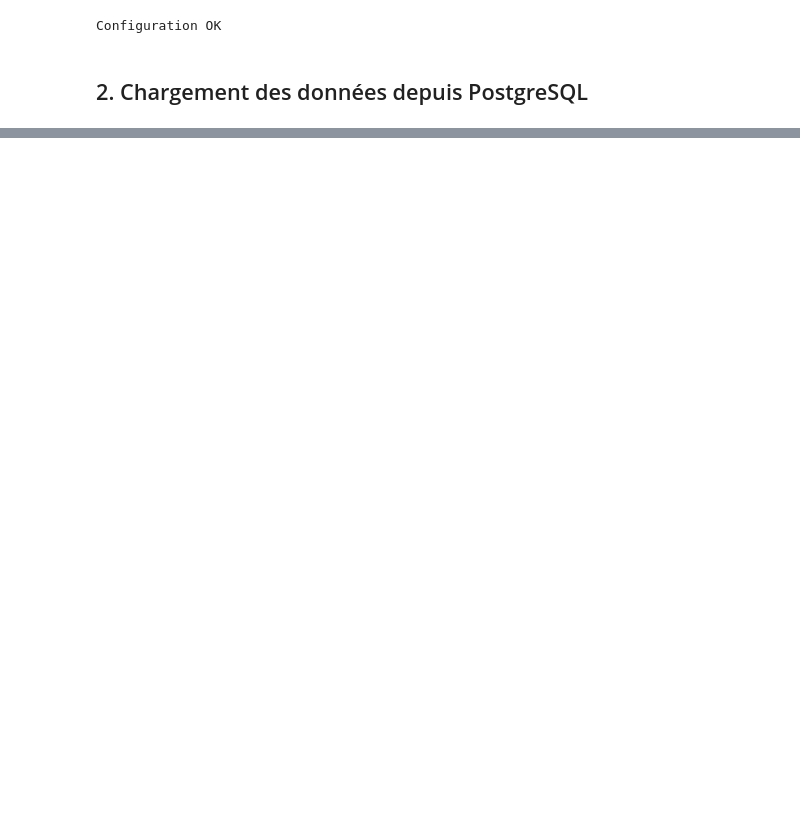
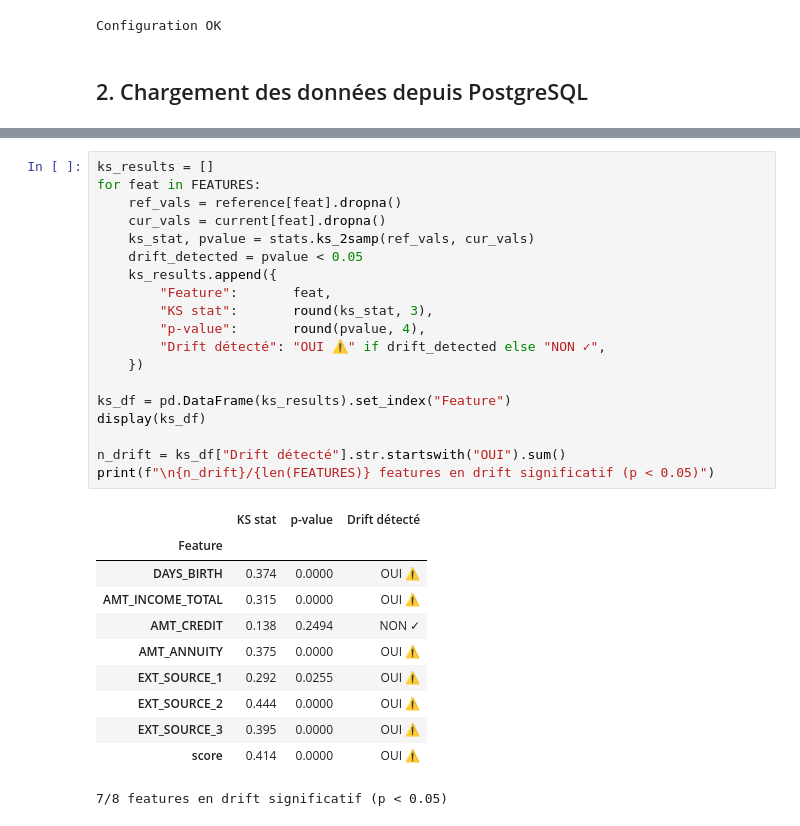
Before and after one commit to RaphaelRIVIERE/credit-scoring-mlops-production, a Jupyter notebook: monitoring/drift_report.ipynb, the cells around one changed output, grey strips where cells are left out. Drawn from its saved outputs; the diff is of its cells as text; blank space fills up the shorter version.

```diff
--- a/monitoring/drift_report.ipynb
+++ b/monitoring/drift_report.ipynb
@@ -129,0 +202,31 @@ Rapport interactif complet : ouvrir dans un navigateur
+# %%
+ks_results = []
+for feat in FEATURES:
+    ref_vals = reference[feat].dropna()
+    cur_vals = current[feat].dropna()
+    ks_stat, pvalue = stats.ks_2samp(ref_vals, cur_vals)
+    drift_detected = pvalue < 0.05
+    ks_results.append({
+        "Feature":       feat,
+        "KS stat":       round(ks_stat, 3),
+        "p-value":       round(pvalue, 4),
+        "Drift détecté": "OUI ⚠️" if drift_detected else "NON ✓",
+    })
+
+ks_df = pd.DataFrame(ks_results).set_index("Feature")
+display(ks_df)
+
+n_drift = ks_df["Drift détecté"].str.startswith("OUI").sum()
+print(f"\n{n_drift}/{len(FEATURES)} features en drift significatif (p < 0.05)")
+# %% [output]
+|  | KS stat | p-value | Drift détecté |
+| Feature |  |  |  |
+| DAYS_BIRTH | 0.374 | 0.0000 | OUI ⚠️ |
+| AMT_INCOME_TOTAL | 0.315 | 0.0000 | OUI ⚠️ |
+| AMT_CREDIT | 0.138 | 0.2494 | NON ✓ |
+| AMT_ANNUITY | 0.375 | 0.0000 | OUI ⚠️ |
+| EXT_SOURCE_1 | 0.292 | 0.0255 | OUI ⚠️ |
+| EXT_SOURCE_2 | 0.444 | 0.0000 | OUI ⚠️ |
+| EXT_SOURCE_3 | 0.395 | 0.0000 | OUI ⚠️ |
+| score | 0.414 | 0.0000 | OUI ⚠️ |
+7/8 features en drift significatif (p < 0.05)
```
Also changed, not shown: parts of 11 cells of this notebook.
